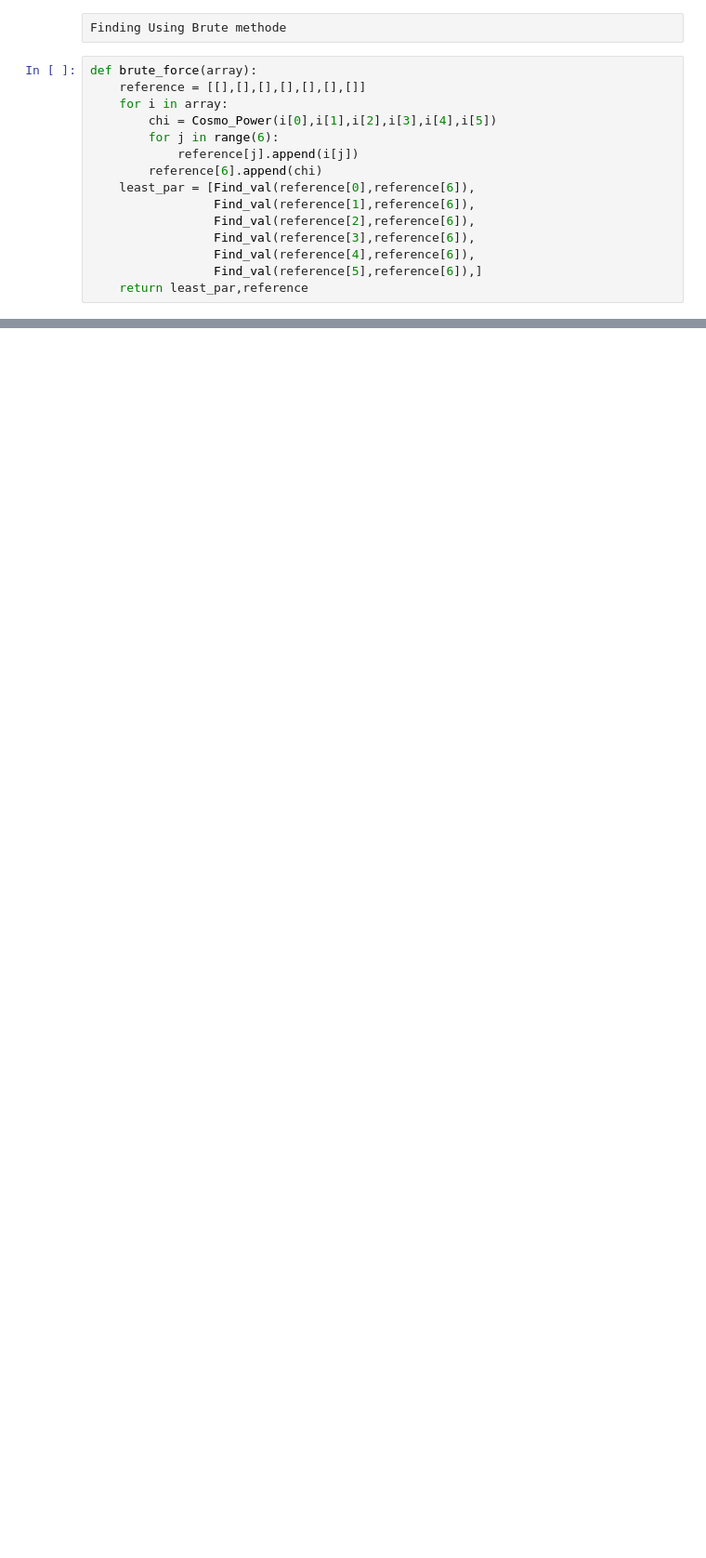
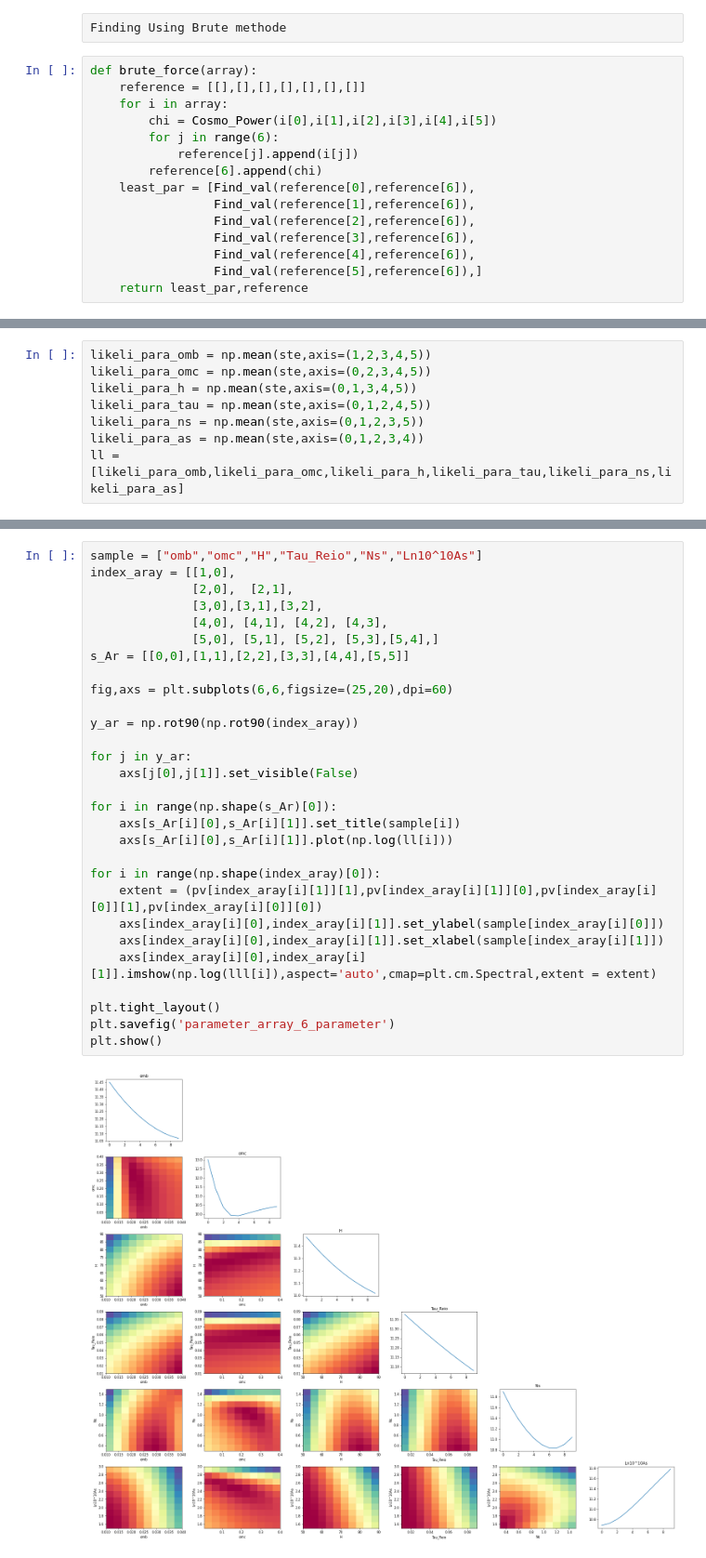
Before and after one commit to arjun-pandi/project_cosmology, a Jupyter notebook: Planks/CurrentWork.ipynb, the cells around one changed output, grey strips where cells are left out. Shown at 93% size. Saved outputs shown, nothing was run; the diff lists cells and outputs as text; blank space fills up the shorter version.

```diff
--- a/Planks/CurrentWork.ipynb
+++ b/Planks/CurrentWork.ipynb
@@ -290,0 +318,8 @@ print(rei[0])
+# %%
+likeli_para_omb = np.mean(ste,axis=(1,2,3,4,5))
+likeli_para_omc = np.mean(ste,axis=(0,2,3,4,5))
+likeli_para_h = np.mean(ste,axis=(0,1,3,4,5))
+likeli_para_tau = np.mean(ste,axis=(0,1,2,4,5))
+likeli_para_ns = np.mean(ste,axis=(0,1,2,3,5))
+likeli_para_as = np.mean(ste,axis=(0,1,2,3,4))
+ll = [likeli_para_omb,likeli_para_omc,likeli_para_h,likeli_para_tau,likeli_para_ns,likeli_para_as]
@@ -290,0 +356,31 @@ print(rei[0])
+# %%
+sample = ["omb","omc","H","Tau_Reio","Ns","Ln10^10As"]
+index_aray = [[1,0],
+              [2,0],  [2,1],
+              [3,0],[3,1],[3,2],
+              [4,0], [4,1], [4,2], [4,3],
+              [5,0], [5,1], [5,2], [5,3],[5,4],]
+s_Ar = [[0,0],[1,1],[2,2],[3,3],[4,4],[5,5]]
+
+fig,axs = plt.subplots(6,6,figsize=(25,20),dpi=60)
+
+y_ar = np.rot90(np.rot90(index_aray))
+
+for j in y_ar:
+    axs[j[0],j[1]].set_visible(False)
+
+for i in range(np.shape(s_Ar)[0]):
+    axs[s_Ar[i][0],s_Ar[i][1]].set_title(sample[i])
+    axs[s_Ar[i][0],s_Ar[i][1]].plot(np.log(ll[i]))
+
+for i in range(np.shape(index_aray)[0]):
+    extent = (pv[index_aray[i][1]][1],pv[index_aray[i][1]][0],pv[index_aray[i][0]][1],pv[index_aray[i][0]][0])
+    axs[index_aray[i][0],index_aray[i][1]].set_ylabel(sample[index_aray[i][0]])
+    axs[index_aray[i][0],index_aray[i][1]].set_xlabel(sample[index_aray[i][1]])
+    axs[index_aray[i][0],index_aray[i][1]].imshow(np.log(lll[i]),aspect='auto',cmap=plt.cm.Spectral,extent = extent)
+
+plt.tight_layout()
+plt.savefig('parameter_array_6_parameter')
+plt.show()
+# %% [output]
+[figure, added]
```
Also changed, not shown: parts of 9 cells of this notebook, 3 other files.
